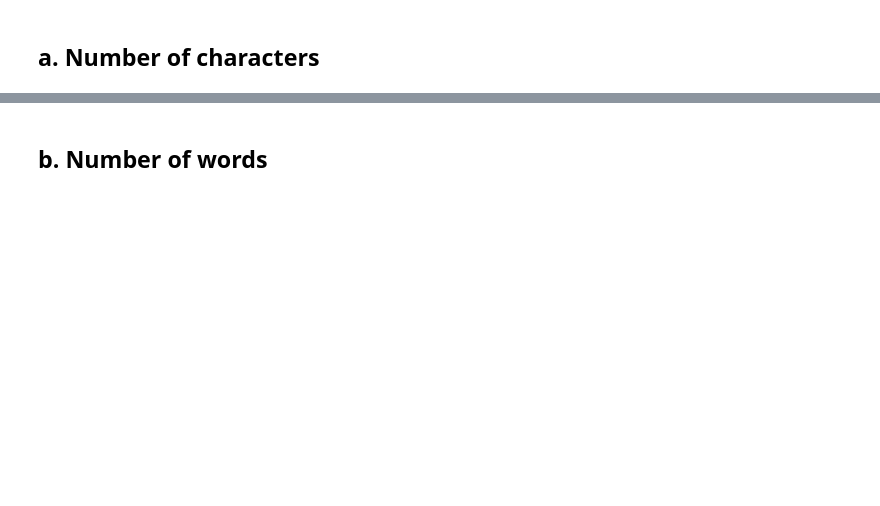
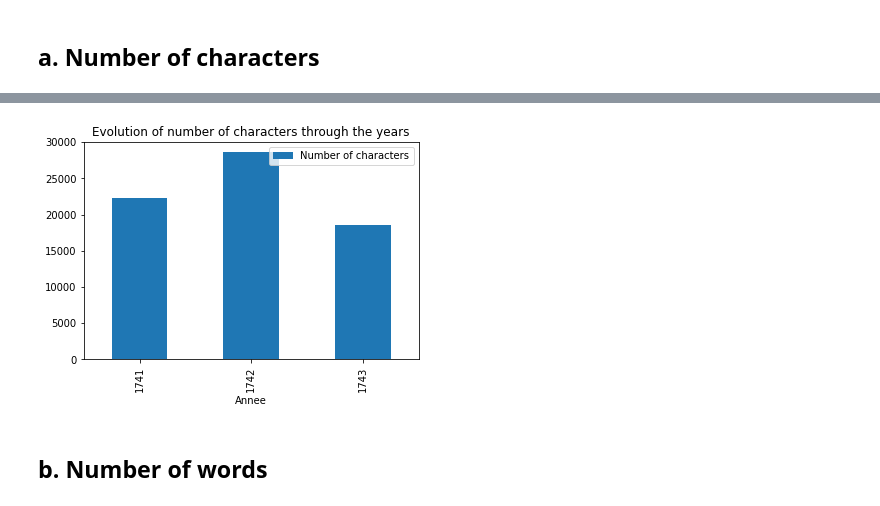
Before and after one commit to LHST-EPFL/eloge_academie, a Jupyter notebook: Code/Condorcet/Mairan.ipynb, the cells around one changed output, grey strips where cells are left out. Saved outputs shown, nothing was run; the diff lists cells and outputs as text; code cells hidden in the pictures; blank space fills up the shorter version.

```diff
--- a/Code/Condorcet/Mairan.ipynb
+++ b/Code/Condorcet/Mairan.ipynb
@@ -46,2 +59,6 @@ df_mairan.Annee.hist(xrot = 90)
+# %%
+nbr_character(df_mairan, evol = True)
+# %% [output]
+[figure, added]
 # %% [markdown]
 ## b. Number of words
```
Also changed, not shown: parts of 38 cells of this notebook, 3 other files.
